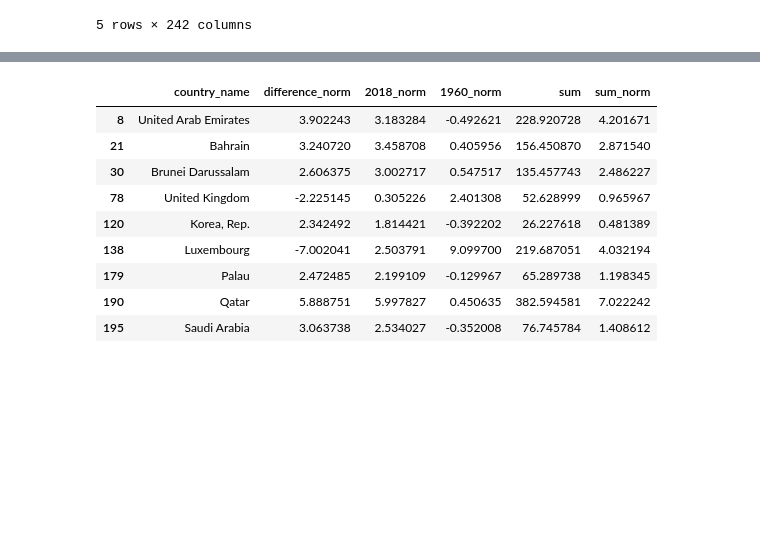
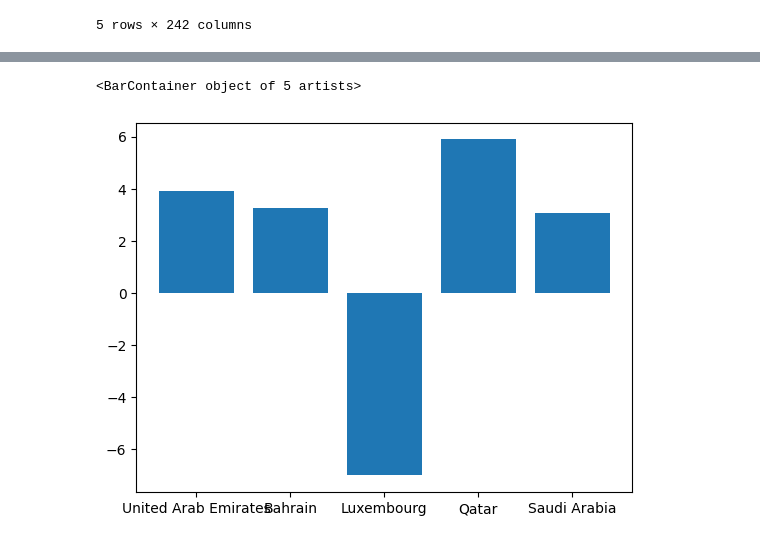
Before and after one commit to sgr45/co2emission, a Jupyter notebook: dataset.ipynb, the cells around one changed output, grey strips where cells are left out. Cells and saved outputs as stored; diff of their text form; code cells hidden in the pictures; blank space fills up the shorter version.

```diff
--- a/dataset.ipynb
+++ b/dataset.ipynb
@@ -120,16 +108,8 @@ std=df_clean['sum'].std()
 df_clean['sum_norm']=(df_clean['sum']-mean)/std
 # %%
 df_change=df_clean[['country_name','difference_norm','2018_norm','1960_norm','sum','sum_norm']]
-df_change=df_change.drop(df_change[(df_change['difference_norm'] > -2) & (df_change['difference_norm'] < 2)].index)
-df_change
+df_change=df_change.drop(df_change[(df_change['difference_norm'] > -3) & (df_change['difference_norm'] < 3)].index)
+plt.bar(df_change['country_name'],df_change['difference_norm'])
 # %% [output]
-|  | country_name | difference_norm | 2018_norm | 1960_norm | sum | sum_norm |
-| 8 | United Arab Emirates | 3.902243 | 3.183284 | -0.492621 | 228.920728 | 4.201671 |
-| 21 | Bahrain | 3.240720 | 3.458708 | 0.405956 | 156.450870 | 2.871540 |
-| 30 | Brunei Darussalam | 2.606375 | 3.002717 | 0.547517 | 135.457743 | 2.486227 |
-| 78 | United Kingdom | -2.225145 | 0.305226 | 2.401308 | 52.628999 | 0.965967 |
-| 120 | Korea, Rep. | 2.342492 | 1.814421 | -0.392202 | 26.227618 | 0.481389 |
-| 138 | Luxembourg | -7.002041 | 2.503791 | 9.099700 | 219.687051 | 4.032194 |
-| 179 | Palau | 2.472485 | 2.199109 | -0.129967 | 65.289738 | 1.198345 |
-| 190 | Qatar | 5.888751 | 5.997827 | 0.450635 | 382.594581 | 7.022242 |
-| 195 | Saudi Arabia | 3.063738 | 2.534027 | -0.352008 | 76.745784 | 1.408612 |
+<BarContainer object of 5 artists>
+[figure, added]
```
Also changed, not shown: parts of 8 cells of this notebook.
